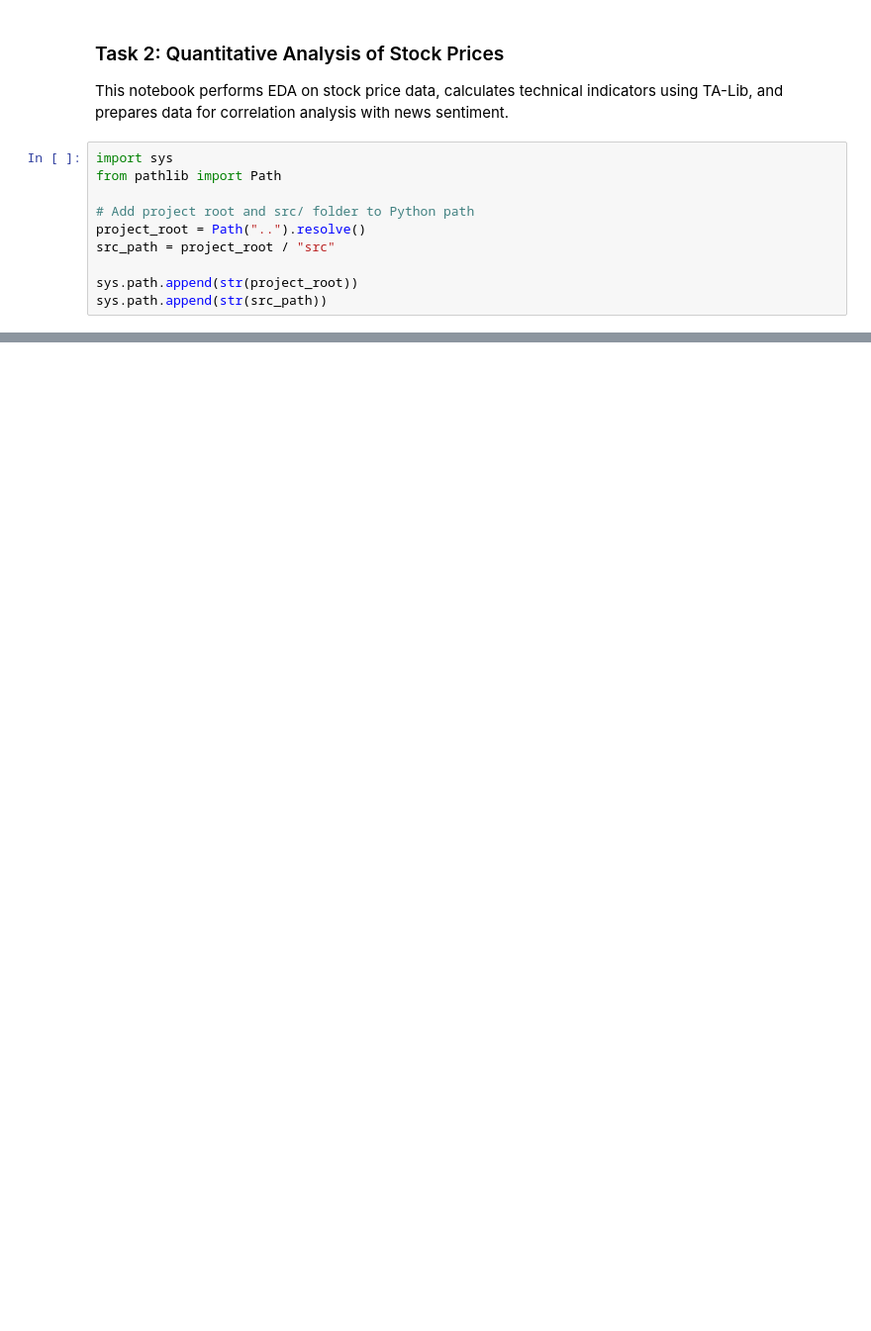
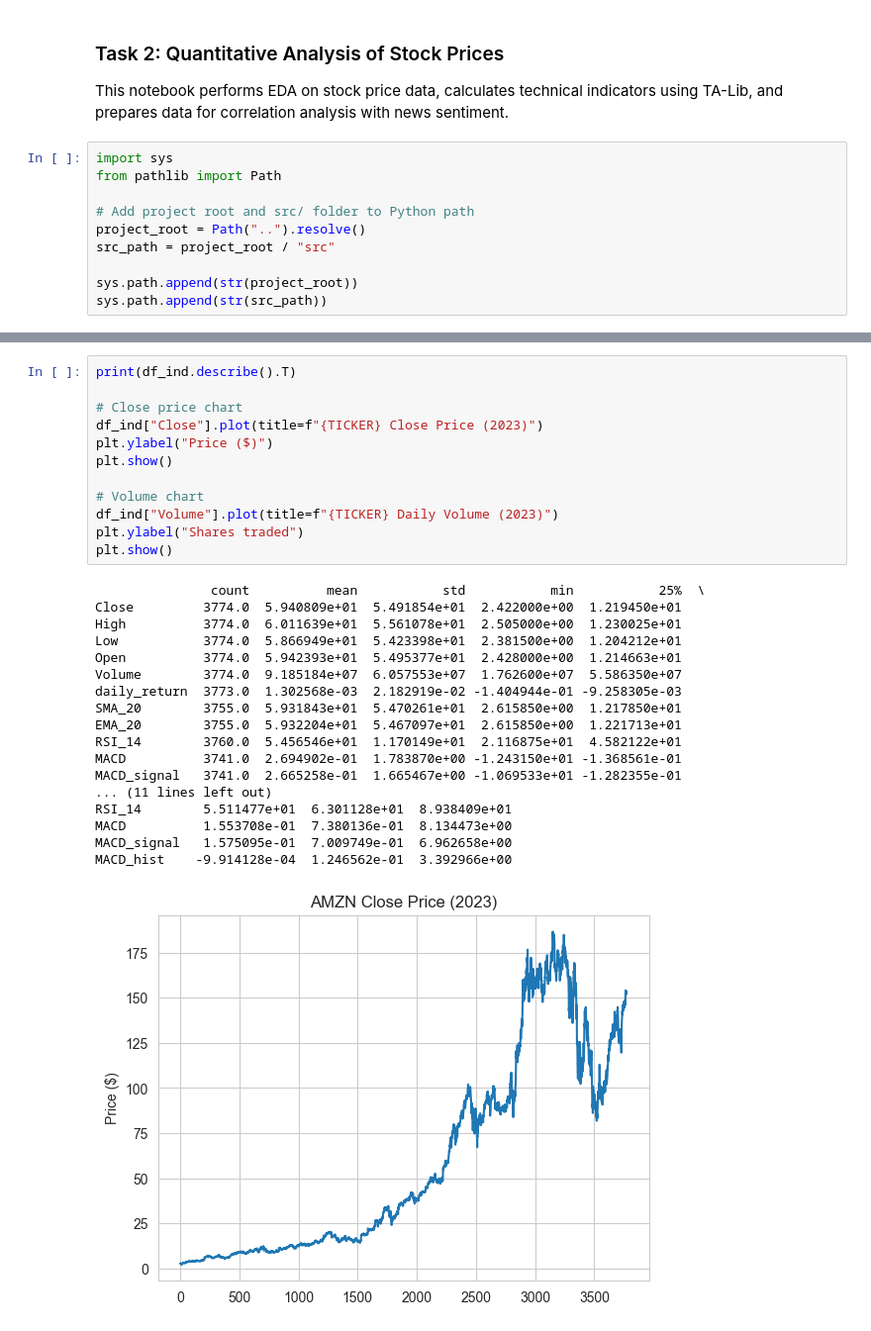
Before and after one commit to tib-dev/Predicting-Price-Moves-with-News-Sentiment, a Jupyter notebook: notebooks/eda_prices.ipynb, the cells around one changed output, grey strips where cells are left out. Shown at 99% size. Cells and saved outputs as stored; diff of their text form; blank space fills up the shorter version.

```diff
--- a/notebooks/eda_prices.ipynb
+++ b/notebooks/eda_prices.ipynb
@@ -58,0 +70,31 @@ plt.show()
+# %%
+print(df_ind.describe().T)
+
+# Close price chart
+df_ind["Close"].plot(title=f"{TICKER} Close Price (2023)")
+plt.ylabel("Price ($)")
+plt.show()
+
+# Volume chart
+df_ind["Volume"].plot(title=f"{TICKER} Daily Volume (2023)")
+plt.ylabel("Shares traded")
+plt.show()
+# %% [output]
+               count          mean           std           min           25%  \
+Close         3774.0  5.940809e+01  5.491854e+01  2.422000e+00  1.219450e+01
+High          3774.0  6.011639e+01  5.561078e+01  2.505000e+00  1.230025e+01
+Low           3774.0  5.866949e+01  5.423398e+01  2.381500e+00  1.204212e+01
+Open          3774.0  5.942393e+01  5.495377e+01  2.428000e+00  1.214663e+01
+Volume        3774.0  9.185184e+07  6.057553e+07  1.762600e+07  5.586350e+07
+daily_return  3773.0  1.302568e-03  2.182919e-02 -1.404944e-01 -9.258305e-03
+SMA_20        3755.0  5.931843e+01  5.470261e+01  2.615850e+00  1.217850e+01
+EMA_20        3755.0  5.932204e+01  5.467097e+01  2.615850e+00  1.221713e+01
+RSI_14        3760.0  5.456546e+01  1.170149e+01  2.116875e+01  4.582122e+01
+MACD          3741.0  2.694902e-01  1.783870e+00 -1.243150e+01 -1.368561e-01
+MACD_signal   3741.0  2.665258e-01  1.665467e+00 -1.069533e+01 -1.282355e-01
+... (11 lines left out)
+RSI_14        5.511477e+01  6.301128e+01  8.938409e+01
+MACD          1.553708e-01  7.380136e-01  8.134473e+00
+MACD_signal   1.575095e-01  7.009749e-01  6.962658e+00
+MACD_hist    -9.914128e-04  1.246562e-01  3.392966e+00
+[figure, added]
```
Also changed, not shown: parts of 10 cells of this notebook, 1 other file.
